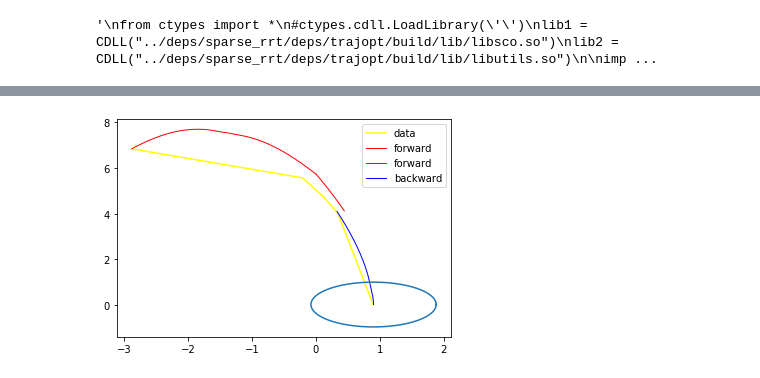
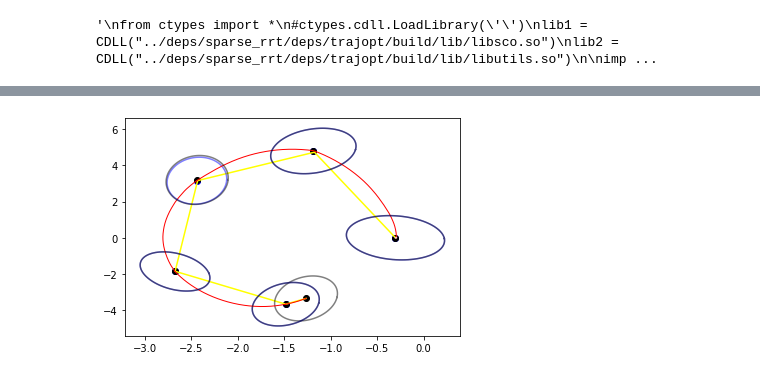
Before and after one commit to MiaoDragon/KinoMPNet, a Jupyter notebook: plan_utility/Untitled.ipynb, the cells around one changed output, grey strips where cells are left out. Drawn from its saved outputs; the diff is of its cells as text; code cells hidden in the pictures.

```diff
--- a/plan_utility/Untitled.ipynb
+++ b/plan_utility/Untitled.ipynb
@@ -495,6 +775,6 @@ time_knot: 175
 # %%
 import scipy
-def plot_ellipsoid(S, rho, x0, alpha=1.0):
+def plot_ellipsoid(S, rho, x0, color='black', alpha=1.0):
     theta = np.linspace(0, np.pi*2, 100)
     U = [np.cos(theta), np.sin(theta)]
     U = np.array(U).T
@@ -502,5 +782,5 @@ def plot_ellipsoid(S, rho, x0, alpha=1.0):
     tmp = scipy.linalg.sqrtm(tmp.T @ tmp)
     S_invsqrt = scipy.linalg.sqrtm(tmp)
     X = U @ S_invsqrt  # 100x2
-    X = np.sqrt(rho)*X + x0
-    plt.plot(X[:,0],X[:,1], alpha=alpha)
+    X = rho*X + x0
+    plt.plot(X[:,0],X[:,1], color, alpha=alpha)
@@ -514,13 +798,18 @@ plt.plot(state[:,0], state[:,1], 'yellow', label='data')
 
 
 node = start
-
+actual_x = np.array(node.x)
 while node.edge is not None:
+    print('forward:')
+    print('actual_x:')
+    print(actual_x)
+    print('node:')
+    print(node.x)
     edge = node.edge
     controller = edge.controller
     time_knot = edge.time_knot
     # use the controller for another trajectory
-    actual_x = np.array(node.x)
+    #actual_x = np.array(node.x)
     xs = []
     xs.append(actual_x)
     #real_xs = []
@@ -532,20 +821,70 @@ while node.edge is not None:
         actual_x = actual_x + xdot * delta_t
         xs.append(actual_x)
         #real_xs.append(xtraj(time_span[i]))
-        #actual_x = enforce_bounds(actual_x)
+        actual_x = enforce_bounds(actual_x)
     xs = np.array(xs)
     #print(xs)
     #print(real_xs)
     plt.plot(xs[:,0], xs[:,1], 'red', label='forward', linewidth=1)
     #plt.plot(real_xs[:,0], real_xs[:,1], 'g', label='cubic interpolation')
 
-    # plot funnel
-    S0 = node.S0
-    if S0 is not None:
+    print('controller state[0]:')
+    print(xs[0])
+    print('controller state[-1]:')
+    print(xs[-1])
+
+    xs = node.edge.xs  # norminal trajectory
+    print('norminal_traj[0]:')
+    print(xs[0])
+    print('norminal_traj[-1]:')
+    print(xs[-1])
+    # plot funnel  # todo: why S0 is not None, but rho0 is None
+    S0 = node.S0  # the current edge's start funnel
+    if node.rho0 is not None:
         rho0 = node.rho0
-        plot_ellipsoid(S0, rho0, x0=xs[0], alpha=1.0)
+        print('rho0:')
+        print(rho0)
+        plt.scatter(node.x[0], node.x[1], c='black')
+        plot_ellipsoid(S0, rho0, node.x, color='black', alpha=0.5)
     node = edge.next
+    print('actual_x arrived at:')
+    print(actual_x)
+    print('node arrived at:')
+    print(node.x)
+    S1 = node.S1  # the current edge's end funnel
+    if node.rho1 is not None:
+        rho1 = node.rho1
+        print('rho1:')
+        print(rho1)
+        plt.scatter(xs[-1,0], xs[-1,1], c='blue')
+        plot_ellipsoid(S1, rho1, xs[-1], color='blue', alpha=0.5)
 
+# plot funnel for the last node
+S0 = node.S0
+if node.rho0 is not None:
+    rho0 = node.rho0
+    print('rho0:')
+    print(rho0)
+    plt.scatter(node.x[0],node.x[1], c='black')
+    plot_ellipsoid(S0, rho0, node.x, color='black', alpha=0.5)
+
+# if lqr is defined, use it to stabilize to goal
+step_sz = 0.002
+xs = []
+print('stable point:')
+print(node.x)
+for time_step in range(1000):
+    lqr_u = -K @ (actual_x - node.x) + uG
+    xdot = dynamics(actual_x, lqr_u)
+    delta_t = step_sz
+    actual_x = actual_x + xdot * delta_t
+    xs.append(actual_x)
+    #real_xs.append(xtraj(time_span[i]))
+    actual_x = enforce_bounds(actual_x)
+xs = np.array(xs)
+print(actual_x)
+plt.plot(xs[:,0], xs[:,1], 'pink')
+"""
 node = goal
 while node.prev is not None:
     n_p = node.prev
@@ -571,7 +910,7 @@ while node.prev is not None:
         actual_x = actual_x + xdot * delta_t
         xs.append(actual_x)
         #real_xs.append(xtraj(time_span[i]))
-        #actual_x = enforce_bounds(actual_x)
+        actual_x = enforce_bounds(actual_x)
     xs = np.array(xs)
     #print(xs)
     #print(real_xs)
@@ -581,10 +920,11 @@ while node.prev is not None:
     S1 = node.S1
     if S1 is not None:
         rho1 = node.rho1
-        plot_ellipsoid(S1, rho1, x0=xs[-1], alpha=1.0)
+        print('rho1: %f' % (rho1))
+        plot_ellipsoid(S1, rho1, x0=xs[-1], color='black', alpha=0.5)
     node = n_p
+"""
 
-
-plt.legend()
+#plt.legend()
 plt.show()
 # %% [output]
@@ -591 +948 @@ plt.show()
-[figure, old version]
+[figure, new version]
```
Also changed, not shown: parts of 11 cells of this notebook, 7 other files.
